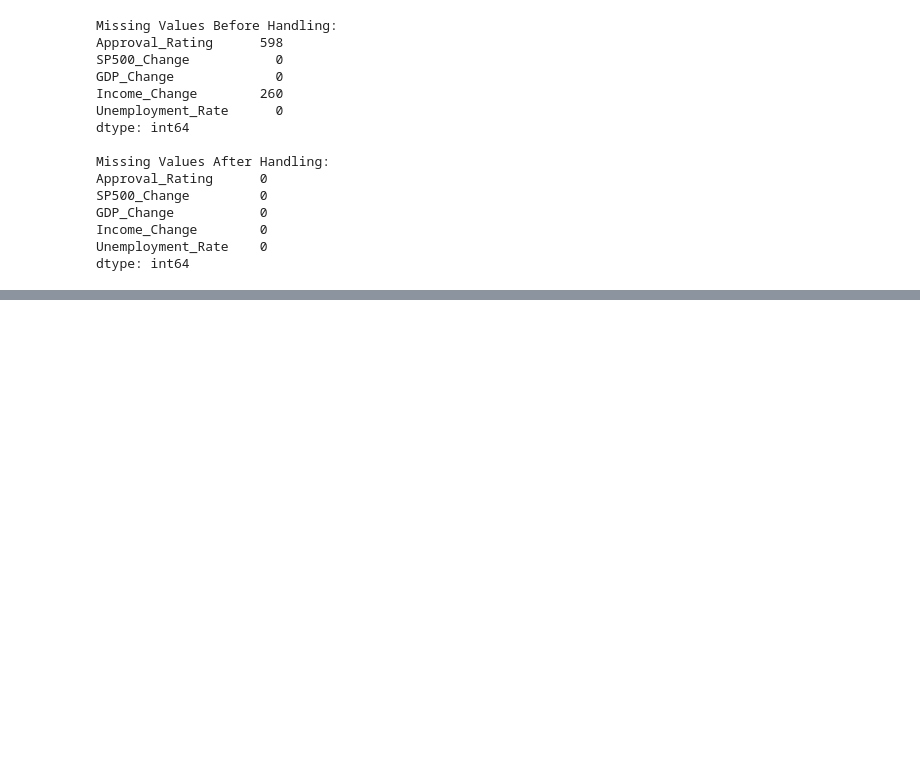
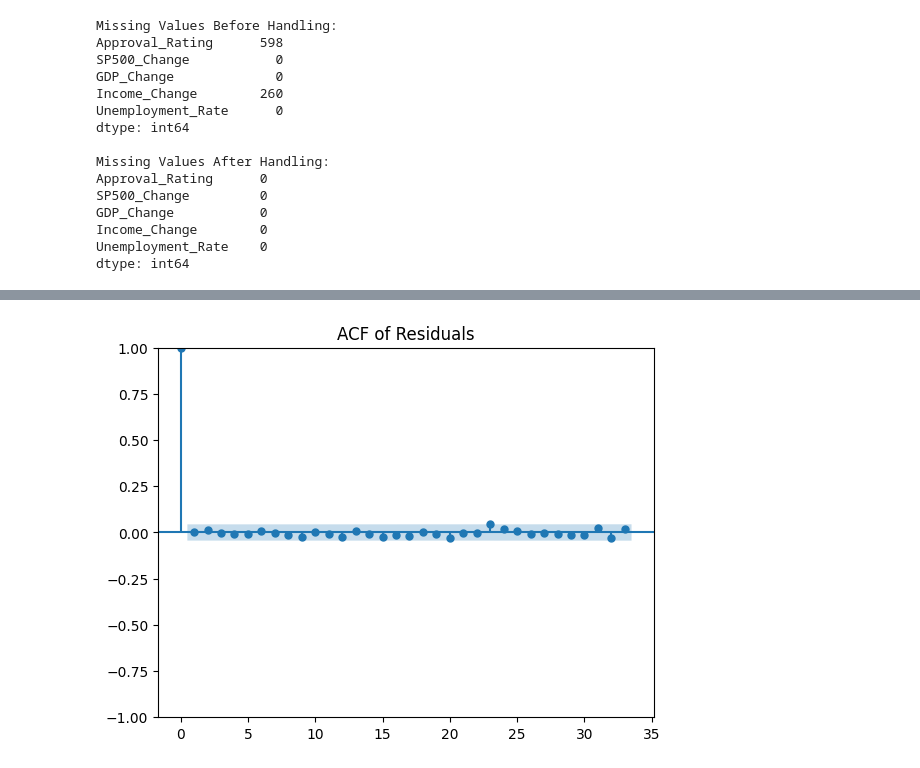
Before and after one commit to ArjunaBazaz/Presidential_Approval_Rating_Prediction, a Jupyter notebook: SCRIPTS/4_time_series_analysis.ipynb, the cells around one changed output, grey strips where cells are left out. Saved outputs shown, nothing was run; the diff lists cells and outputs as text; code cells hidden in the pictures; blank space fills up the shorter version.

```diff
--- a/SCRIPTS/4_time_series_analysis.ipynb
+++ b/SCRIPTS/4_time_series_analysis.ipynb
@@ -195,0 +234,9 @@ dtype: int64
+# %%
+from statsmodels.graphics.tsaplots import plot_acf
+
+#autocorrelation function of residuals
+plot_acf(residuals)
+plt.title('ACF of Residuals')
+plt.show()
+# %% [output]
+[figure, added]
```
Also changed, not shown: parts of 8 cells of this notebook.
